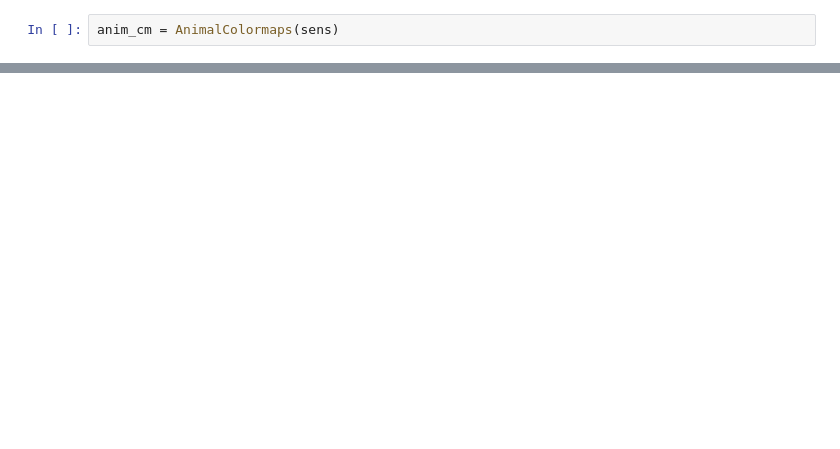
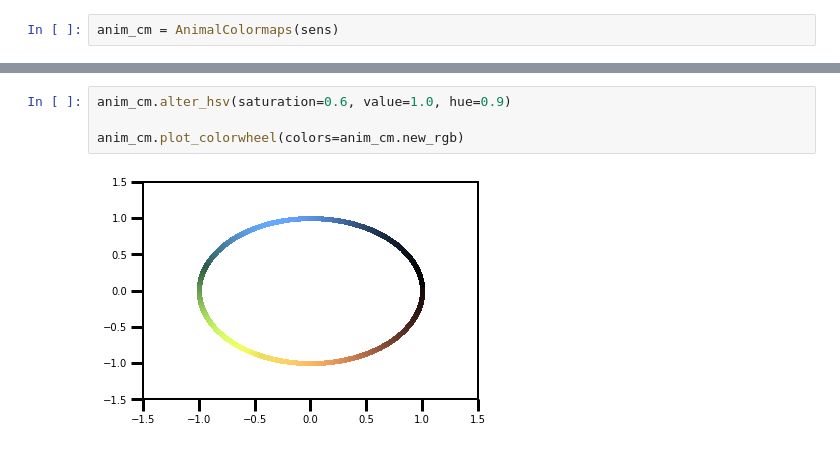
Before and after one commit to afeinstein20/animal_colors, a Jupyter notebook: examples.ipynb, the cells around one changed output, grey strips where cells are left out. Saved outputs shown, nothing was run; the diff lists cells and outputs as text; blank space fills up the shorter version.

Commit message:
change hsv values

```diff
--- a/examples.ipynb
+++ b/examples.ipynb
@@ -17 +17,7 @@ anim_cm.plot_colorwheel()
+# %%
+anim_cm.alter_hsv(saturation=0.6, value=1.0, hue=0.9)
+
+anim_cm.plot_colorwheel(colors=anim_cm.new_rgb)
+# %% [output]
+[figure, added]
 # %%
```
Also changed, not shown: parts of 5 cells of this notebook, 1 other file.
